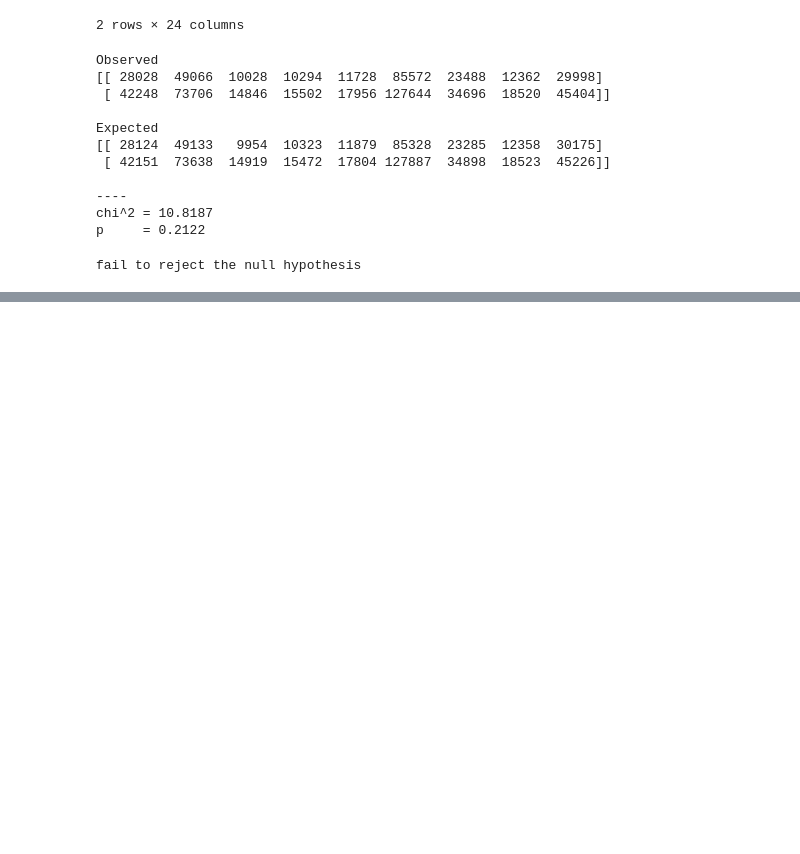
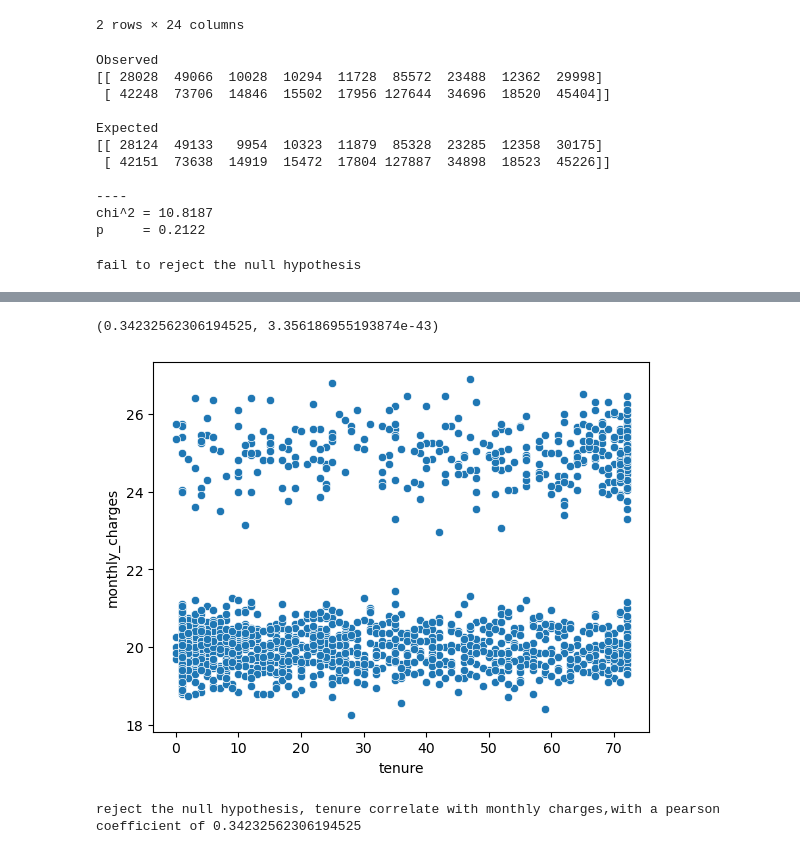
Before and after one commit to kelseyhangyu/statistics-exercises, a Jupyter notebook: hypothesis_testing.ipynb, the cells around one changed output, grey strips where cells are left out. Cells and saved outputs as stored; diff of their text form; code cells hidden in the pictures; blank space fills up the shorter version.

```diff
--- a/hypothesis_testing.ipynb
+++ b/hypothesis_testing.ipynb
@@ -279,0 +437,13 @@ fail to reject the null hypothesis
+# %%
+#What happens if you control for phone and internet service?
+
+q2 = pd.read_sql(
+
+'''
+select tenure,monthly_charges,total_charges,phone_service,internet_service_type_id
+from customers
+where phone_service in ('Yes')
+and internet_service_type_id = 3
+'''
+, url)
+q2.head()
@@ -279,0 +457,29 @@ fail to reject the null hypothesis
+# %%
+
+# Assuming 'query' is your DataFrame
+q2['total_charges'] = pd.to_numeric(query['total_charges'], errors='coerce')
+
+# Now, convert the column to float
+q2['total_charges'] = q2['total_charges'].astype(float)
+# %%
+#Ho = not correlate
+#Ha = Yes correlate
+
+r,p=stats.pearsonr(q2.tenure,q2.monthly_charges)
+r,p
+# %% [output]
+(0.34232562306194525, 3.356186955193874e-43)
+# %%
+sns.scatterplot(data= q2,x = 'tenure',y = 'monthly_charges')
+
+plt.show()
+# %% [output]
+[figure, added]
+# %%
+alpha = 0.05
+if p < alpha:
+    print(f'reject the null hypothesis, tenure correlate with monthly charges,with a pearson coefficient of {r}')
+else:
+    print('fail to reject the null hypothesis')
+# %% [output]
+reject the null hypothesis, tenure correlate with monthly charges,with a pearson coefficient of 0.34232562306194525
```
Also changed, not shown: parts of 46 cells of this notebook.
